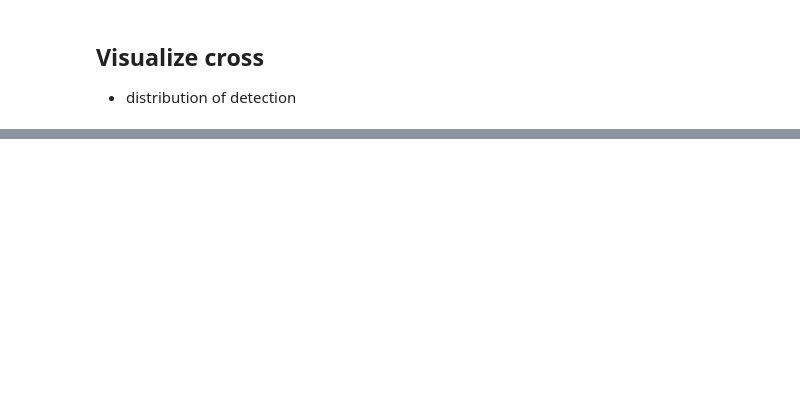
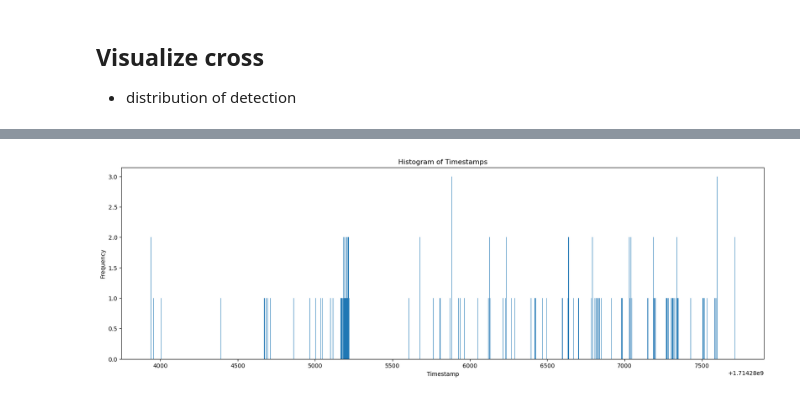
Before and after one commit to JeansAthiwat/parking-customer-count, a Jupyter notebook: 01data_vis_cross.ipynb, the cells around one changed output, grey strips where cells are left out. Cells and saved outputs as stored; diff of their text form; code cells hidden in the pictures; blank space fills up the shorter version.

```diff
--- a/01data_vis_cross.ipynb
+++ b/01data_vis_cross.ipynb
@@ -35,15 +72,15 @@ print(df_reverse.sort_values(by=conf.CUSTOMER_INTEREST_SNAPSHOT)[conf.CUSTOMER_I
 # %%
 df_samecam = df_cross[df_cross['camera'] == 'mbk-14-13']
-import matplotlib.pyplot as plt
 
-# df_samecam['timestamp_precise'] = pd.to_datetime(df_samecam['timestamp_precise'])
 
-plt.figure(figsize=(10, 6))  # Set the figure size to 10 inches wide and 6 inches tall
-plt.hist(df_samecam[:40]['timestamp_unix'], bins=100)
+plt.figure(figsize=(20, 6))  # Set the figure size to 10 inches wide and 6 inches tall
+plt.hist(df_samecam[(df_samecam['timestamp_unix'] >= 1714283888) & (df_samecam['timestamp_unix'] <= 1714288000)]['timestamp_unix'], bins=1200)
 plt.xlabel('Timestamp')
 plt.ylabel('Frequency')
 plt.title('Histogram of Timestamps')
 plt.show()
+# %% [output]
+[figure, added]
 # %%
 import matplotlib.pyplot as plt
 from mpl_toolkits.mplot3d import Axes3D
```
Also changed, not shown: parts of 5 cells of this notebook.
